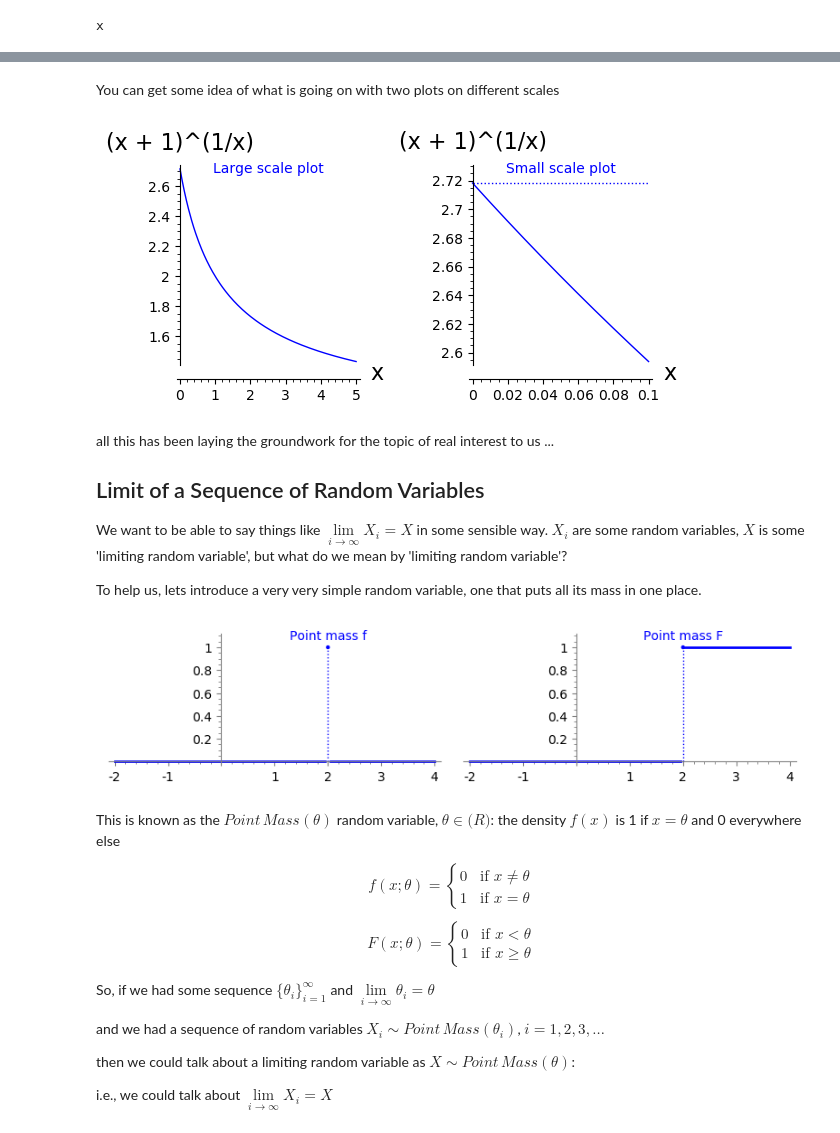
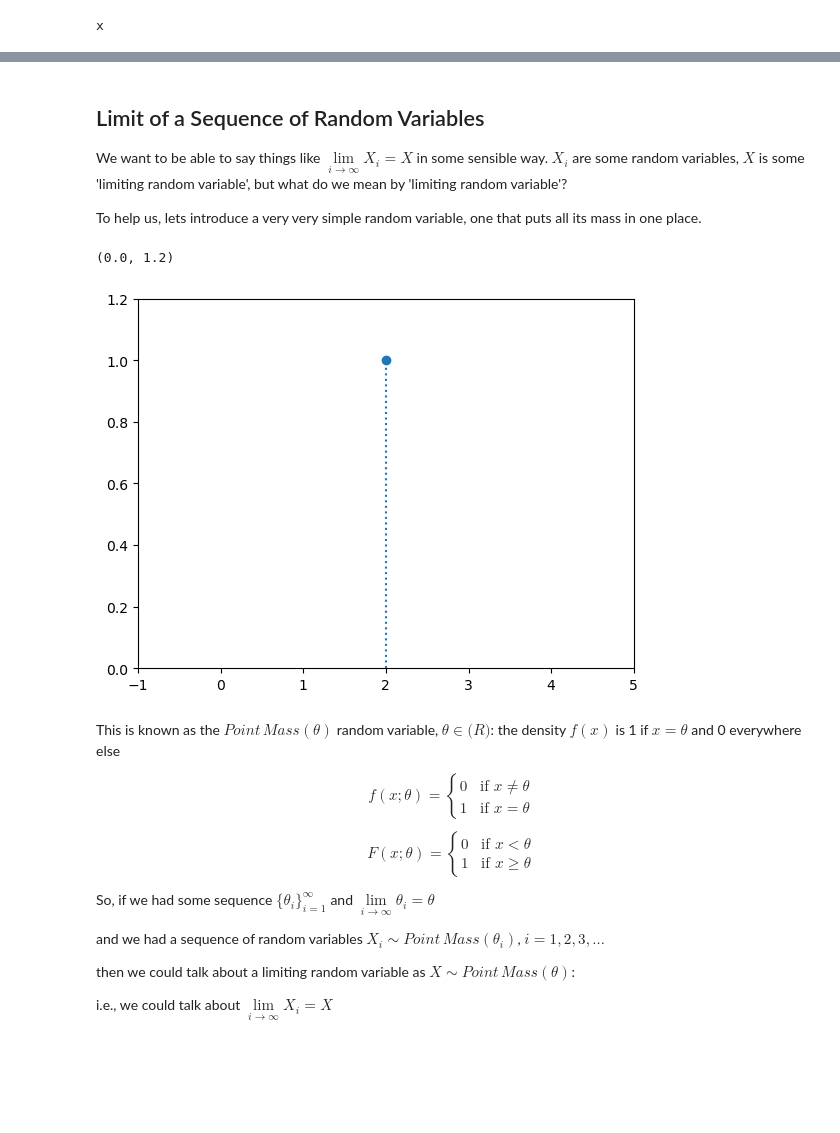
Before and after one commit to datascience-intro/1MS041-2022, a Jupyter notebook: notebooks/05-Limits.ipynb, the cells around one changed output, grey strips where cells are left out. Cells and saved outputs as stored; diff of their text form; code cells hidden in the pictures; blank space fills up the shorter version.

```diff
--- a/notebooks/05-Limits.ipynb
+++ b/notebooks/05-Limits.ipynb
@@ -387,31 +355,19 @@ f = (1+x)^(1/x)
-# %% [markdown]
-You can get some idea of what is going on with two plots on different scales
-# %%
-f = (1+x)^(1/x)
-n1=5
-p1=plot(f.subs(p=1), (x, 0.001, n1), axes_labels=('x',f)) # main plot
-t1 = text("Large scale plot", (n1/2,e), rgbcolor='blue',fontsize=10)
-n2=0.1
-p2=plot(f.subs(p=1), (x, 0.0000001, n2), axes_labels=('x',f)) # main plot
-p2+=line([(0,e),(n2,e)],linestyle=':') # add a dotted line at height e
-t2 = text("Small scale plot", (n2/2,e+.01), rgbcolor='blue',fontsize=10)
-show(graphics_array((p1+t1,p2+t2)),figsize=[6,3]) # show the plot
-# %% [output]
-[figure, removed]
 # %% [markdown]
-all this has been laying the groundwork for the topic of real interest to us ...
-
 ## Limit of a Sequence of Random Variables
 
 We want to be able to say things like $\underset{i \rightarrow \infty}{\lim} X_i = X$ in some sensible way.  $X_i$ are some random variables, $X$ is some 'limiting random variable', but what do we mean by 'limiting random variable'?
 
 To help us, lets introduce a very very simple random variable, one that puts all its mass in one place.
-# %%
-theta = 2.0
-show(graphics_array((pmfPointMassPlot(theta),cdfPointMassPlot(theta))),\
-     figsize=[8,2]) # show the plots
-# %% [output]
-[figure, removed]
+# %%
+theta = 2.0
+
+plt.scatter(theta,1)
+plt.xlim(theta-3,theta+3)
+plt.vlines([theta],0,1,linestyle=':')
+plt.ylim(0,1.2)
+# %% [output]
+(0.0, 1.2)
+[figure, added]
 # %% [markdown]
 This is known as the $Point\,Mass(\theta)$ random variable, $\theta \in \mathbb(R)$:  the density $f(x)$ is 1 if $x=\theta$ and 0 everywhere else
 
```
Also changed, not shown: parts of 34 cells of this notebook, 7 other files.
